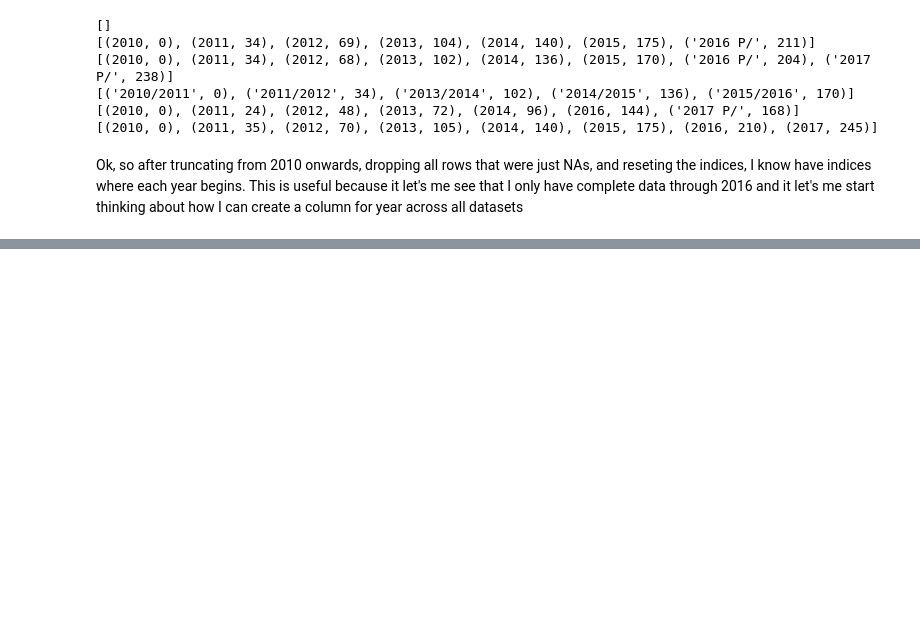
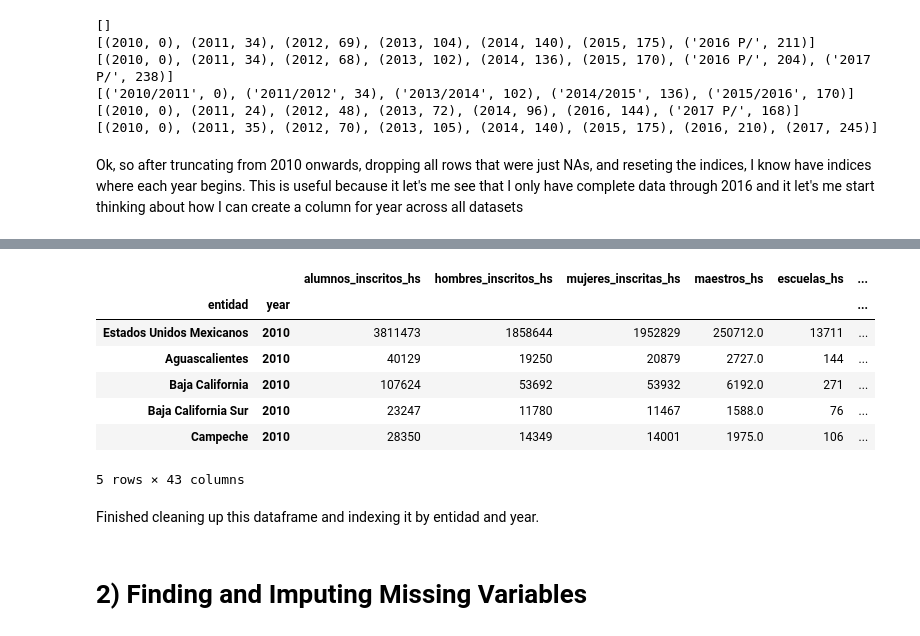
Before and after one commit to marioamz/MexicoOC_Index, a Jupyter notebook: Mexico_OC_Index.ipynb, the cells around one changed output, grey strips where cells are left out. Cells and saved outputs as stored; diff of their text form; code cells hidden in the pictures; blank space fills up the shorter version.

Commit message:
missing population

```diff
--- a/Mexico_OC_Index.ipynb
+++ b/Mexico_OC_Index.ipynb
@@ -269,0 +320,2 @@ Index(['entidad', 'alumnos_inscritos_hs', 'hombres_inscritos_hs',
+# %%
+almost.drop(almost.index[to_drop], inplace=True)
@@ -269,0 +342,2 @@ Index(['entidad', 'alumnos_inscritos_hs', 'hombres_inscritos_hs',
+# %%
+final = fuzzy_left_join(almost, medio_base, ['entidad_left'], ['entidad'])
@@ -269,0 +364,20 @@ Index(['entidad', 'alumnos_inscritos_hs', 'hombres_inscritos_hs',
+# %%
+final.drop(['best_match_score', '__id_left', '__id_right', 'entidad_left', 'capital'], axis=1, inplace=True)
+final.rename(columns={'year_left':'year'}, inplace=True)
+# %%
+final.set_index(['entidad', 'year'], inplace=True)
+# %%
+final.head()
+# %% [output]
+|  |  | alumnos_inscritos_hs | hombres_inscritos_hs | mujeres_inscritas_hs | maestros_hs | escuelas_hs | ... |
+| entidad | year |  |  |  |  |  | ... |
+| Estados Unidos Mexicanos | 2010 | 3811473 | 1858644 | 1952829 | 250712.0 | 13711 | ... |
+| Aguascalientes | 2010 | 40129 | 19250 | 20879 | 2727.0 | 144 | ... |
+| Baja California | 2010 | 107624 | 53692 | 53932 | 6192.0 | 271 | ... |
+| Baja California Sur | 2010 | 23247 | 11780 | 11467 | 1588.0 | 76 | ... |
+| Campeche | 2010 | 28350 | 14349 | 14001 | 1975.0 | 106 | ... |
+5 rows × 43 columns
+# %% [markdown]
+Finished cleaning up this dataframe and indexing it by entidad and year.
+# %% [markdown]
+# 2) Finding and Imputing Missing Variables
```
Also changed, not shown: parts of 20 cells of this notebook.
